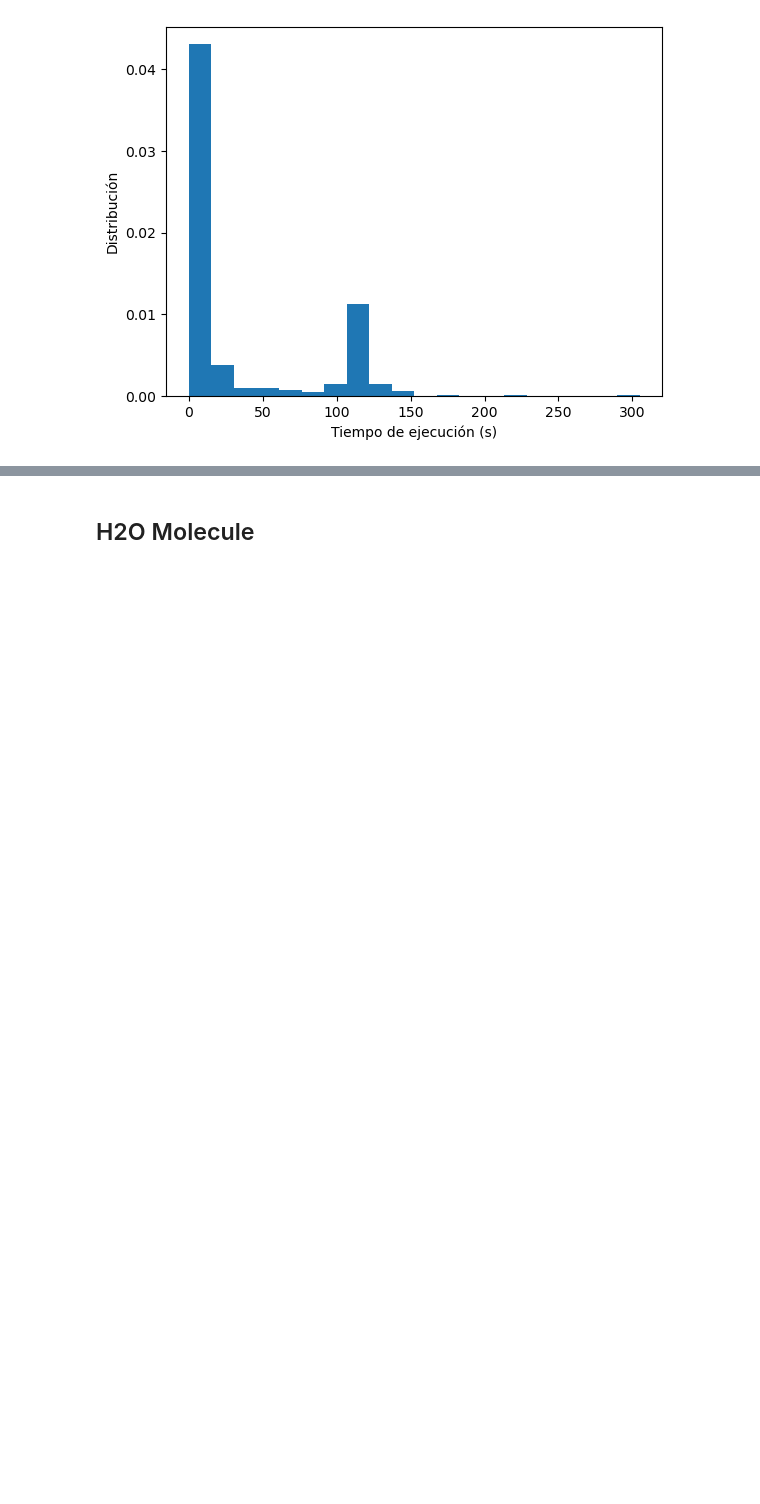
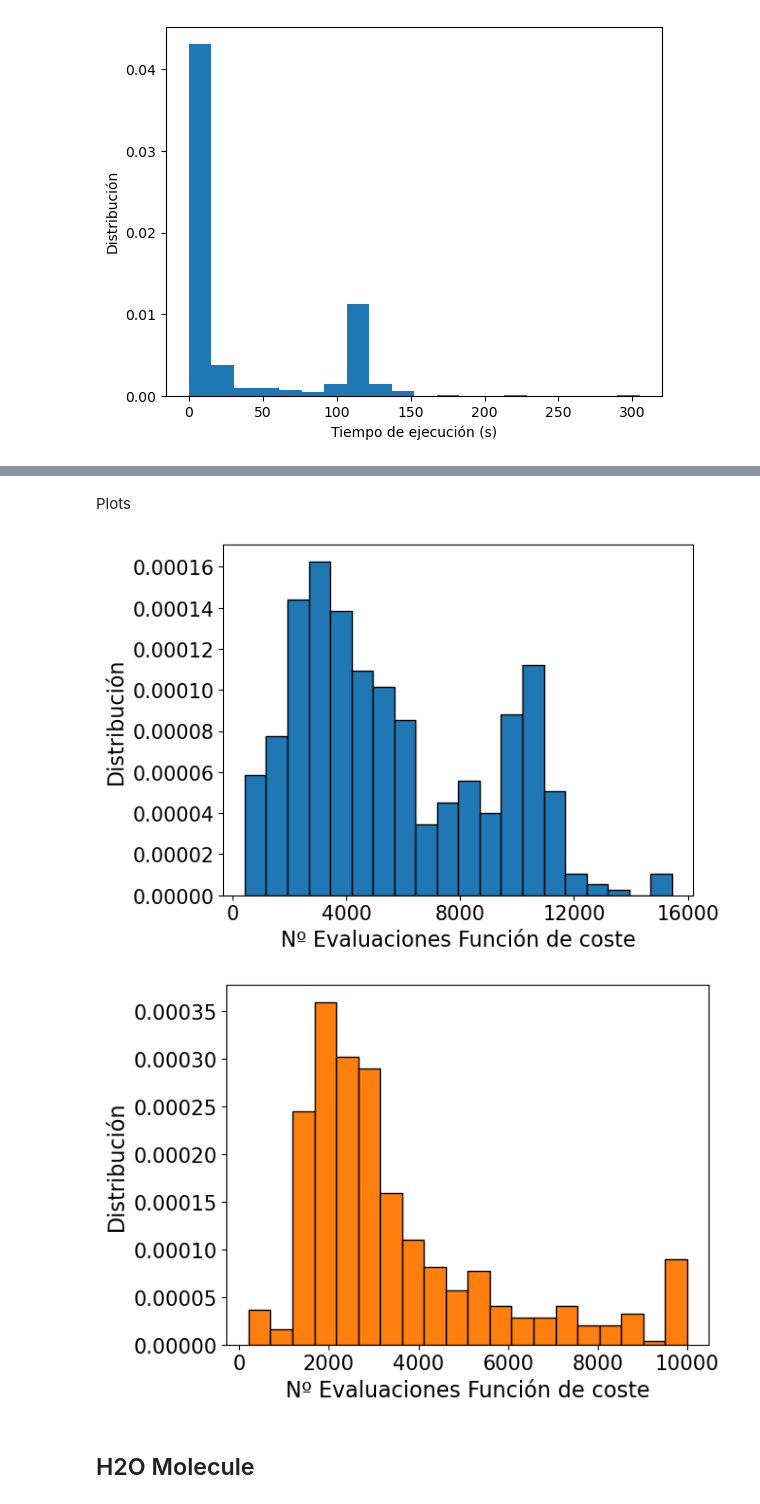
Before and after one commit to JLSM02/QML-Avoiding-BP, a Jupyter notebook: notebooks/VQE/BP_mitigation/Genetic_algorithm.ipynb, the cells around one changed output, grey strips where cells are left out. Drawn from its saved outputs; the diff is of its cells as text; code cells hidden in the pictures; blank space fills up the shorter version.

```diff
--- a/notebooks/VQE/BP_mitigation/Genetic_algorithm.ipynb
+++ b/notebooks/VQE/BP_mitigation/Genetic_algorithm.ipynb
@@ -292,3 +543,36 @@ Regresión: LinregressResult(slope=-0.6832926857892553, intercept=-3.12434323638
+# %% [markdown]
+Plots
+# %%
+# Cargo los datos
+AG_COBYLA_loaded_data = np.loadtxt("data/genetic/data_GA+COBYLA_H2_twolocal_25.csv", delimiter=",")
+COBYLA_loaded_data = np.loadtxt("data/genetic/data_COBYLA_H2_twolocal.csv", delimiter=",")
+
+# Evaluations histogram
+n_bars = 20
+AG_COBYLA_hist = np.histogram(AG_COBYLA_loaded_data[:, 1], n_bars, density=True)
+COBYLA_hist = np.histogram(COBYLA_loaded_data[:, 1], n_bars, density=True)
+
+AG_COBYLA_max_value = np.max(AG_COBYLA_loaded_data[:, 1])
+AG_COBYLA_min_value = np.min(AG_COBYLA_loaded_data[:, 1])
+COBYLA_max_value = np.max(COBYLA_loaded_data[:, 1])
+COBYLA_min_value = np.min(COBYLA_loaded_data[:, 1])
+
+plt.bar(AG_COBYLA_hist[1][:-1] + (AG_COBYLA_max_value - AG_COBYLA_min_value)/n_bars/2, AG_COBYLA_hist[0], (AG_COBYLA_max_value - AG_COBYLA_min_value)/n_bars, edgecolor="black")
+plt.ylabel("Distribución", size=16)
+plt.xlabel("Nº Evaluaciones Función de coste", size=16)
+plt.xticks(fontsize="15", ticks=np.linspace(0, 16000, 5))
+plt.yticks(fontsize="15")
+plt.show()
+
+plt.bar(COBYLA_hist[1][:-1] + (COBYLA_max_value - COBYLA_min_value)/n_bars/2, COBYLA_hist[0], (COBYLA_max_value - COBYLA_min_value)/n_bars, color = "C1", edgecolor="black")
+plt.ylabel("Distribución", size=16)
+plt.xlabel("Nº Evaluaciones Función de coste", size=16)
+plt.xticks(fontsize="15")
+plt.yticks(fontsize="15")
+plt.show()
+# %% [output]
+[figure, added]
+[figure, added]
 # %% [markdown]
 ## H2O Molecule
 # %%
```
Also changed, not shown: parts of 10 cells of this notebook, 6 other files.
